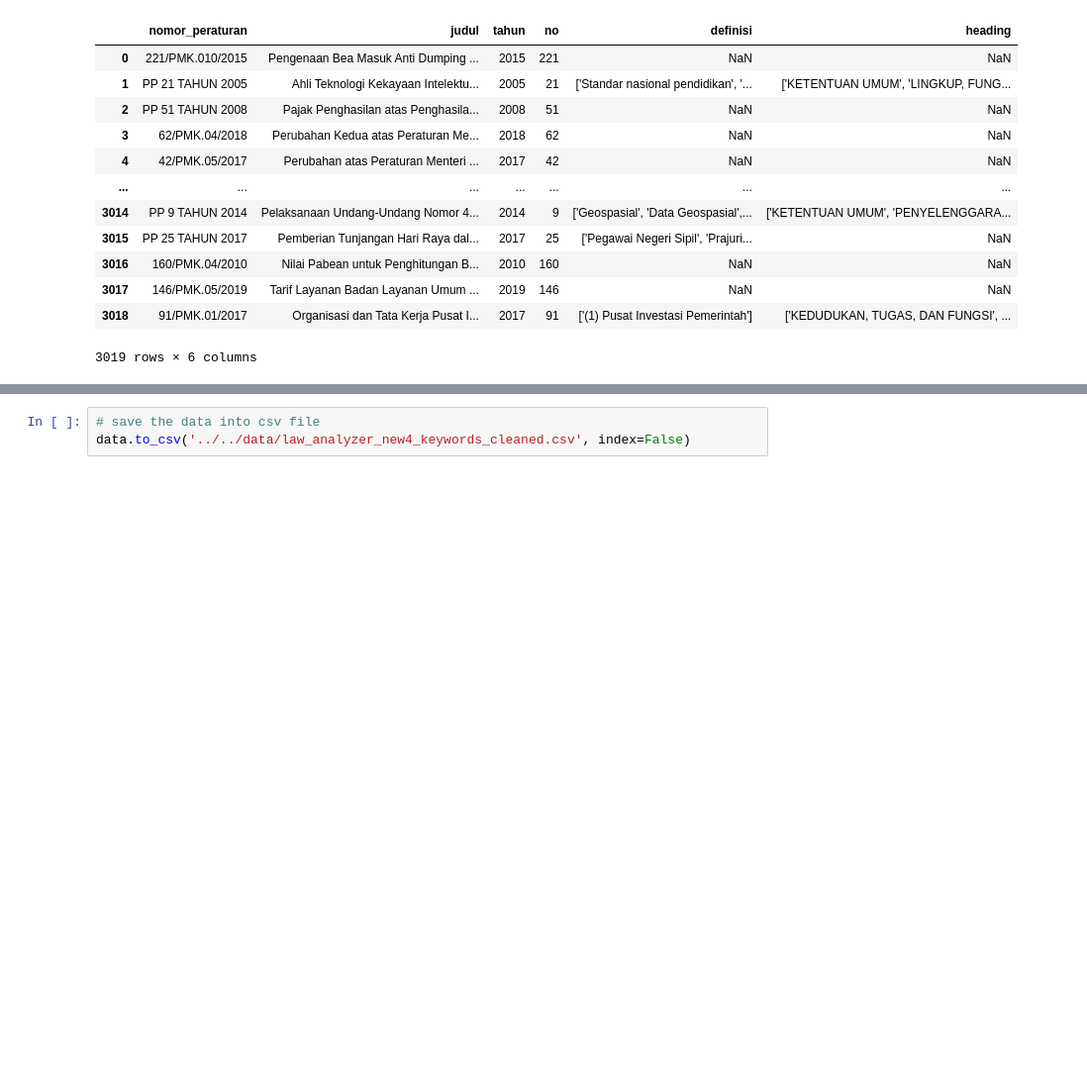
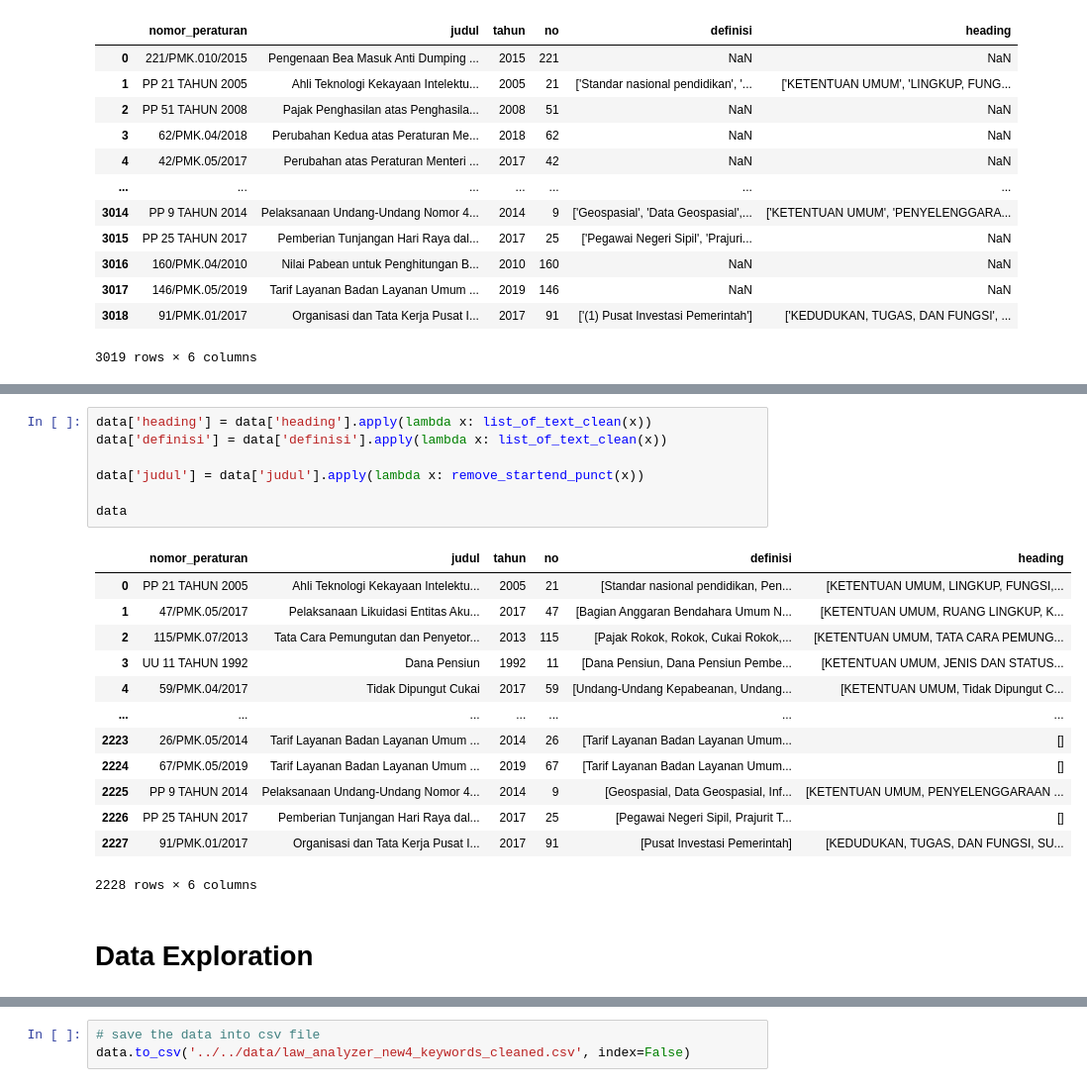
Before and after one commit to harishartanto/indonesian-legal-network-analysis, a Jupyter notebook: topic extraction/heuristics/text_preprocessing.ipynb, the cells around one changed output, grey strips where cells are left out. Shown at 99% size. Drawn from its saved outputs; the diff is of its cells as text; blank space fills up the shorter version.

```diff
--- a/topic extraction/heuristics/text_preprocessing.ipynb
+++ b/topic extraction/heuristics/text_preprocessing.ipynb
@@ -39,0 +122,23 @@ data
+# %%
+data['heading'] = data['heading'].apply(lambda x: list_of_text_clean(x))
+data['definisi'] = data['definisi'].apply(lambda x: list_of_text_clean(x))
+
+data['judul'] = data['judul'].apply(lambda x: remove_startend_punct(x))
+
+data
+# %% [output]
+|  | nomor_peraturan | judul | tahun | no | definisi | heading |
+| 0 | PP 21 TAHUN 2005 | Ahli Teknologi Kekayaan Intelektu... | 2005 | 21 | [Standar nasional pendidikan, Pen... | [KETENTUAN UMUM, LINGKUP, FUNGSI,... |
+| 1 | 47/PMK.05/2017 | Pelaksanaan Likuidasi Entitas Aku... | 2017 | 47 | [Bagian Anggaran Bendahara Umum N... | [KETENTUAN UMUM, RUANG LINGKUP, K... |
+| 2 | 115/PMK.07/2013 | Tata Cara Pemungutan dan Penyetor... | 2013 | 115 | [Pajak Rokok, Rokok, Cukai Rokok,... | [KETENTUAN UMUM, TATA CARA PEMUNG... |
+| 3 | UU 11 TAHUN 1992 | Dana Pensiun | 1992 | 11 | [Dana Pensiun, Dana Pensiun Pembe... | [KETENTUAN UMUM, JENIS DAN STATUS... |
+| 4 | 59/PMK.04/2017 | Tidak Dipungut Cukai | 2017 | 59 | [Undang-Undang Kepabeanan, Undang... | [KETENTUAN UMUM, Tidak Dipungut C... |
+| ... | ... | ... | ... | ... | ... | ... |
+| 2223 | 26/PMK.05/2014 | Tarif Layanan Badan Layanan Umum ... | 2014 | 26 | [Tarif Layanan Badan Layanan Umum... | [] |
+| 2224 | 67/PMK.05/2019 | Tarif Layanan Badan Layanan Umum ... | 2019 | 67 | [Tarif Layanan Badan Layanan Umum... | [] |
+| 2225 | PP 9 TAHUN 2014 | Pelaksanaan Undang-Undang Nomor 4... | 2014 | 9 | [Geospasial, Data Geospasial, Inf... | [KETENTUAN UMUM, PENYELENGGARAAN ... |
+| 2226 | PP 25 TAHUN 2017 | Pemberian Tunjangan Hari Raya dal... | 2017 | 25 | [Pegawai Negeri Sipil, Prajurit T... | [] |
+| 2227 | 91/PMK.01/2017 | Organisasi dan Tata Kerja Pusat I... | 2017 | 91 | [Pusat Investasi Pemerintah] | [KEDUDUKAN, TUGAS, DAN FUNGSI, SU... |
+2228 rows × 6 columns
+# %% [markdown]
+# Data Exploration
```
Also changed, not shown: parts of 18 cells of this notebook.
